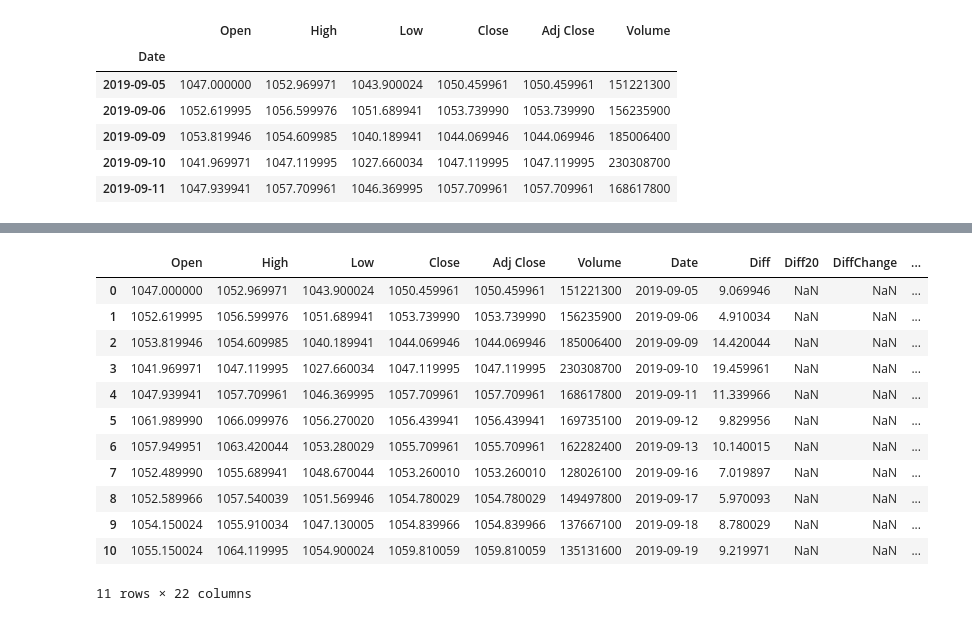
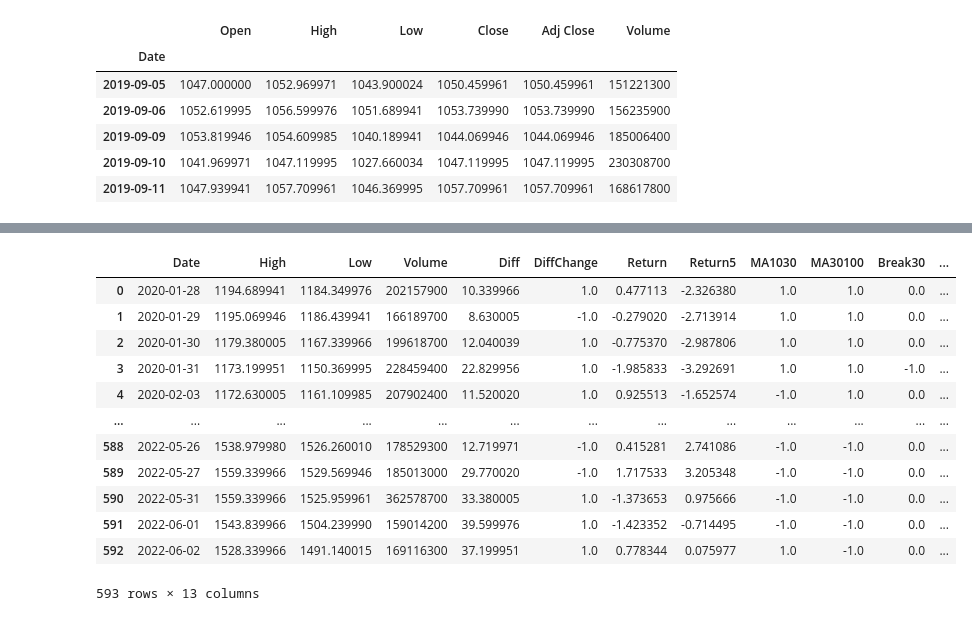
Before and after one commit to jiuliwei/Healthcare-Sector-Predictions-Based-on-COVID-Sentiment-Analysis, a Jupyter notebook: PA Proj.ipynb, the cells around one changed output, grey strips where cells are left out. Saved outputs shown, nothing was run; the diff lists cells and outputs as text; code cells hidden in the pictures.

```diff
--- a/PA Proj.ipynb
+++ b/PA Proj.ipynb
@@ -239,31 +377,32 @@ SPHC["Low30"] = Low30
 SPHC["Break30"] = Break30
 SPHC["Vol20"] = Vol20
 SPHC["Label"] = Label
-# %%
-SPHC.head(11)
-# %% [output]
-|  | Open | High | Low | Close | Adj Close | Volume | Date | Diff | Diff20 | DiffChange | ... |
-| 0 | 1047.000000 | 1052.969971 | 1043.900024 | 1050.459961 | 1050.459961 | 151221300 | 2019-09-05 | 9.069946 | NaN | NaN | ... |
-| 1 | 1052.619995 | 1056.599976 | 1051.689941 | 1053.739990 | 1053.739990 | 156235900 | 2019-09-06 | 4.910034 | NaN | NaN | ... |
-| 2 | 1053.819946 | 1054.609985 | 1040.189941 | 1044.069946 | 1044.069946 | 185006400 | 2019-09-09 | 14.420044 | NaN | NaN | ... |
-| 3 | 1041.969971 | 1047.119995 | 1027.660034 | 1047.119995 | 1047.119995 | 230308700 | 2019-09-10 | 19.459961 | NaN | NaN | ... |
-| 4 | 1047.939941 | 1057.709961 | 1046.369995 | 1057.709961 | 1057.709961 | 168617800 | 2019-09-11 | 11.339966 | NaN | NaN | ... |
-| 5 | 1061.989990 | 1066.099976 | 1056.270020 | 1056.439941 | 1056.439941 | 169735100 | 2019-09-12 | 9.829956 | NaN | NaN | ... |
-| 6 | 1057.949951 | 1063.420044 | 1053.280029 | 1055.709961 | 1055.709961 | 162282400 | 2019-09-13 | 10.140015 | NaN | NaN | ... |
-| 7 | 1052.489990 | 1055.689941 | 1048.670044 | 1053.260010 | 1053.260010 | 128026100 | 2019-09-16 | 7.019897 | NaN | NaN | ... |
-| 8 | 1052.589966 | 1057.540039 | 1051.569946 | 1054.780029 | 1054.780029 | 149497800 | 2019-09-17 | 5.970093 | NaN | NaN | ... |
-| 9 | 1054.150024 | 1055.910034 | 1047.130005 | 1054.839966 | 1054.839966 | 137667100 | 2019-09-18 | 8.780029 | NaN | NaN | ... |
-| 10 | 1055.150024 | 1064.119995 | 1054.900024 | 1059.810059 | 1059.810059 | 135131600 | 2019-09-19 | 9.219971 | NaN | NaN | ... |
-11 rows × 22 columns
 # %%
 # Drop None Rows
-SPHC.drop([len(SPHC)-1], inplace = True)
+SPHC.drop([len(SPHC)-i for i in range(1,11)], inplace = True)
 SPHC.drop([i for i in range(99)], inplace = True)
 
 # Select features
 SPHC = SPHC[["Date","High","Low","Volume","Diff","DiffChange","Return","Return5","MA1030","MA30100","Break30","Vol20","Label"]]
 
 # Reset Index
 index = pd.Index(range(0, len(SPHC)))
 SPHC = SPHC.set_index(index)
 SPHC = SPHC.astype({'Label':'int'})
+SPHC['Date'] = SPHC['Date'].dt.strftime('%Y-%m-%d')
+SPHC.to_csv('SPHC.csv')
+SPHC
+# %% [output]
+|  | Date | High | Low | Volume | Diff | DiffChange | Return | Return5 | MA1030 | MA30100 | Break30 | ... |
+| 0 | 2020-01-28 | 1194.689941 | 1184.349976 | 202157900 | 10.339966 | 1.0 | 0.477113 | -2.326380 | 1.0 | 1.0 | 0.0 | ... |
+| 1 | 2020-01-29 | 1195.069946 | 1186.439941 | 166189700 | 8.630005 | -1.0 | -0.279020 | -2.713914 | 1.0 | 1.0 | 0.0 | ... |
+| 2 | 2020-01-30 | 1179.380005 | 1167.339966 | 199618700 | 12.040039 | 1.0 | -0.775370 | -2.987806 | 1.0 | 1.0 | 0.0 | ... |
+| 3 | 2020-01-31 | 1173.199951 | 1150.369995 | 228459400 | 22.829956 | 1.0 | -1.985833 | -3.292691 | 1.0 | 1.0 | -1.0 | ... |
+| 4 | 2020-02-03 | 1172.630005 | 1161.109985 | 207902400 | 11.520020 | 1.0 | 0.925513 | -1.652574 | -1.0 | 1.0 | 0.0 | ... |
+| ... | ... | ... | ... | ... | ... | ... | ... | ... | ... | ... | ... | ... |
+| 588 | 2022-05-26 | 1538.979980 | 1526.260010 | 178529300 | 12.719971 | -1.0 | 0.415281 | 2.741086 | -1.0 | -1.0 | 0.0 | ... |
+| 589 | 2022-05-27 | 1559.339966 | 1529.569946 | 185013000 | 29.770020 | -1.0 | 1.717533 | 3.205348 | -1.0 | -1.0 | 0.0 | ... |
+| 590 | 2022-05-31 | 1559.339966 | 1525.959961 | 362578700 | 33.380005 | 1.0 | -1.373653 | 0.975666 | -1.0 | -1.0 | 0.0 | ... |
+| 591 | 2022-06-01 | 1543.839966 | 1504.239990 | 159014200 | 39.599976 | 1.0 | -1.423352 | -0.714495 | -1.0 | -1.0 | 0.0 | ... |
+| 592 | 2022-06-02 | 1528.339966 | 1491.140015 | 169116300 | 37.199951 | 1.0 | 0.778344 | 0.075977 | 1.0 | -1.0 | 0.0 | ... |
+593 rows × 13 columns
```
Also changed, not shown: parts of 36 cells of this notebook, 1 other file.
